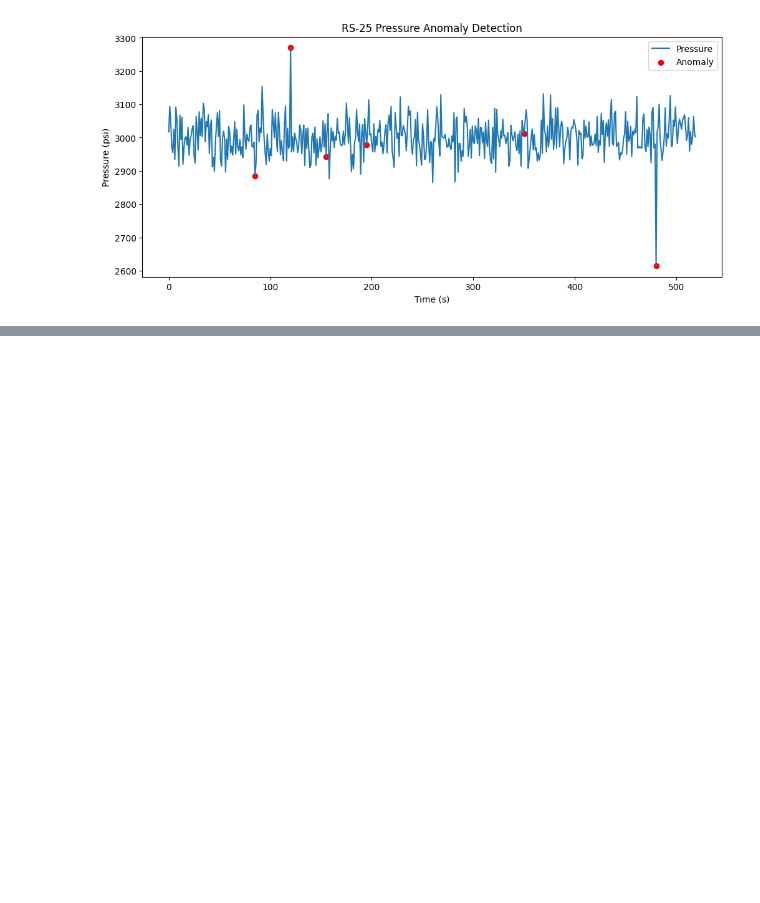
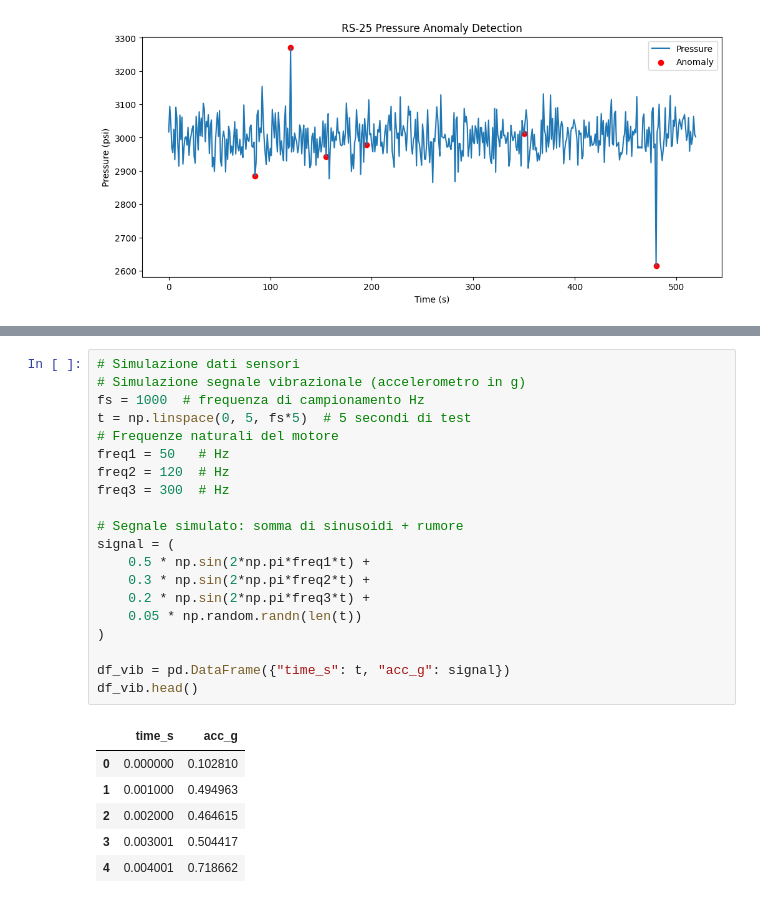
Before and after one commit to MrckHckr/artemis2-go-tests, a Jupyter notebook: notebooks/01_sls_propulsion.ipynb, the cells around one changed output, grey strips where cells are left out. Saved outputs shown, nothing was run; the diff lists cells and outputs as text; blank space fills up the shorter version.

```diff
--- a/notebooks/01_sls_propulsion.ipynb
+++ b/notebooks/01_sls_propulsion.ipynb
@@ -118,0 +155,27 @@ plt.show()
+# %%
+# Simulazione dati sensori
+# Simulazione segnale vibrazionale (accelerometro in g)
+fs = 1000  # frequenza di campionamento Hz
+t = np.linspace(0, 5, fs*5)  # 5 secondi di test
+# Frequenze naturali del motore
+freq1 = 50   # Hz
+freq2 = 120  # Hz
+freq3 = 300  # Hz
+
+# Segnale simulato: somma di sinusoidi + rumore
+signal = (
+    0.5 * np.sin(2*np.pi*freq1*t) +
+    0.3 * np.sin(2*np.pi*freq2*t) +
+    0.2 * np.sin(2*np.pi*freq3*t) +
+    0.05 * np.random.randn(len(t))
+)
+
+df_vib = pd.DataFrame({"time_s": t, "acc_g": signal})
+df_vib.head()
+# %% [output]
+|  | time_s | acc_g |
+| 0 | 0.000000 | 0.102810 |
+| 1 | 0.001000 | 0.494963 |
+| 2 | 0.002000 | 0.464615 |
+| 3 | 0.003001 | 0.504417 |
+| 4 | 0.004001 | 0.718662 |
```
Also changed, not shown: parts of 6 cells of this notebook.
